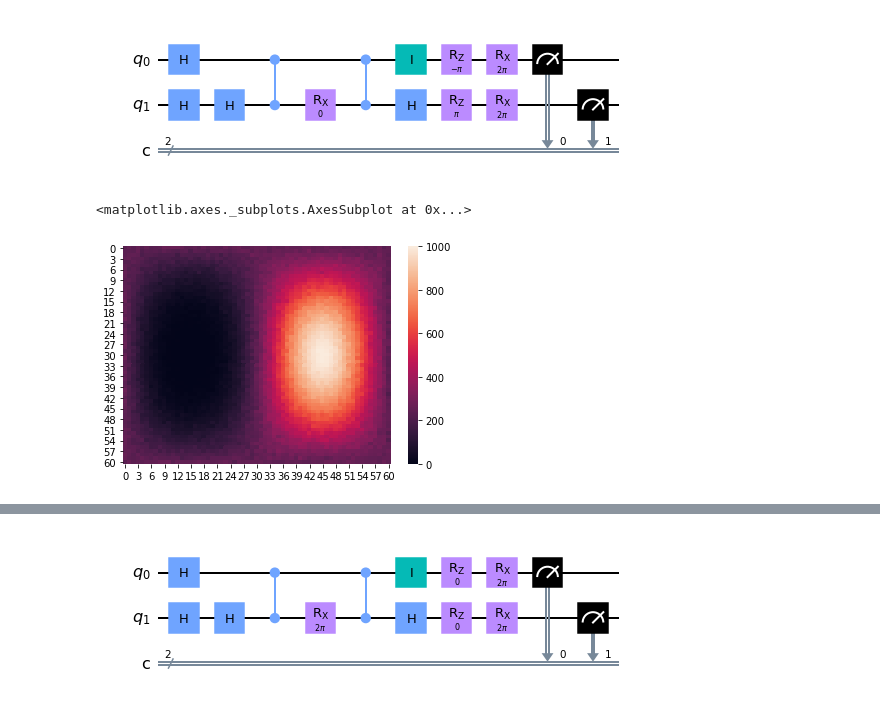
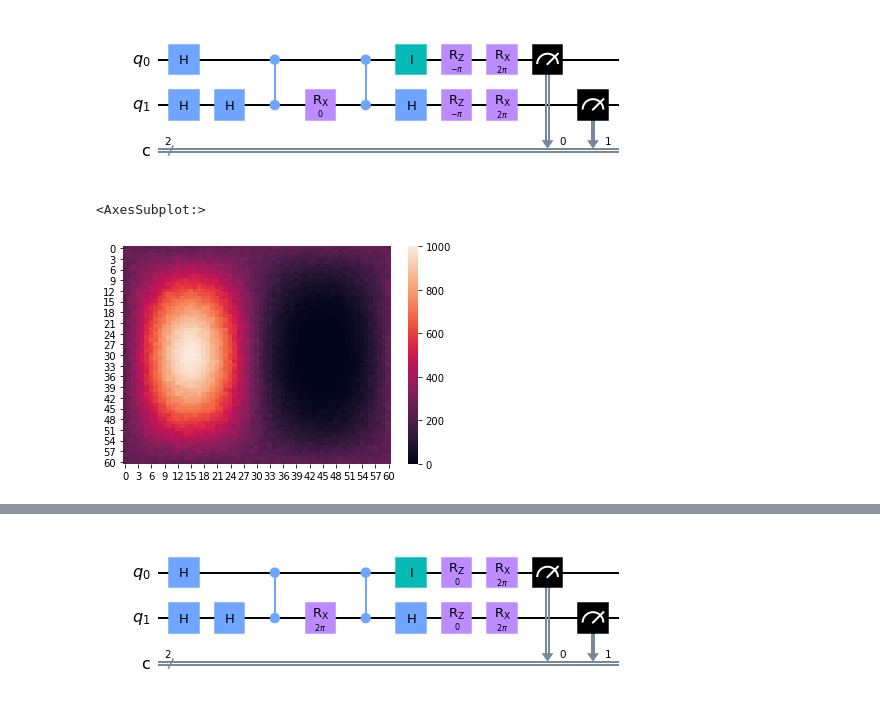
Before and after one commit to kosakhro/QAOA-for-exact-cover, a Jupyter notebook: qaoa_test.ipynb, the cells around one changed output, grey strips where cells are left out. Drawn from its saved outputs; the diff is of its cells as text; code cells hidden in the pictures.

```diff
--- a/qaoa_test.ipynb
+++ b/qaoa_test.ipynb
@@ -130,7 +97,7 @@ sns.heatmap(resB[:, :, 3])
 # Initializing the variables for C.
 J = 0
 h1 = -0.5
-h2 = 0.5
+h2 = -0.5
 
 #Setting the dimesions of the pasephase. The amount of simulated points = n**2
 n = 61
@@ -173,10 +120,10 @@ qc.draw(output='mpl')
 [figure]
 # %%
 # Making a heatmap plot
-sns.heatmap(resC[:, :, 2])
+sns.heatmap(resC[:, :, 3])
 # %% [output]
-<matplotlib.axes._subplots.AxesSubplot at 0x...>
+<AxesSubplot:>
-[figure, old version]
+[figure, new version]
 # %%
 # Initializing the variables for D.
 J = 1
```
Also changed, not shown: parts of 9 cells of this notebook.
